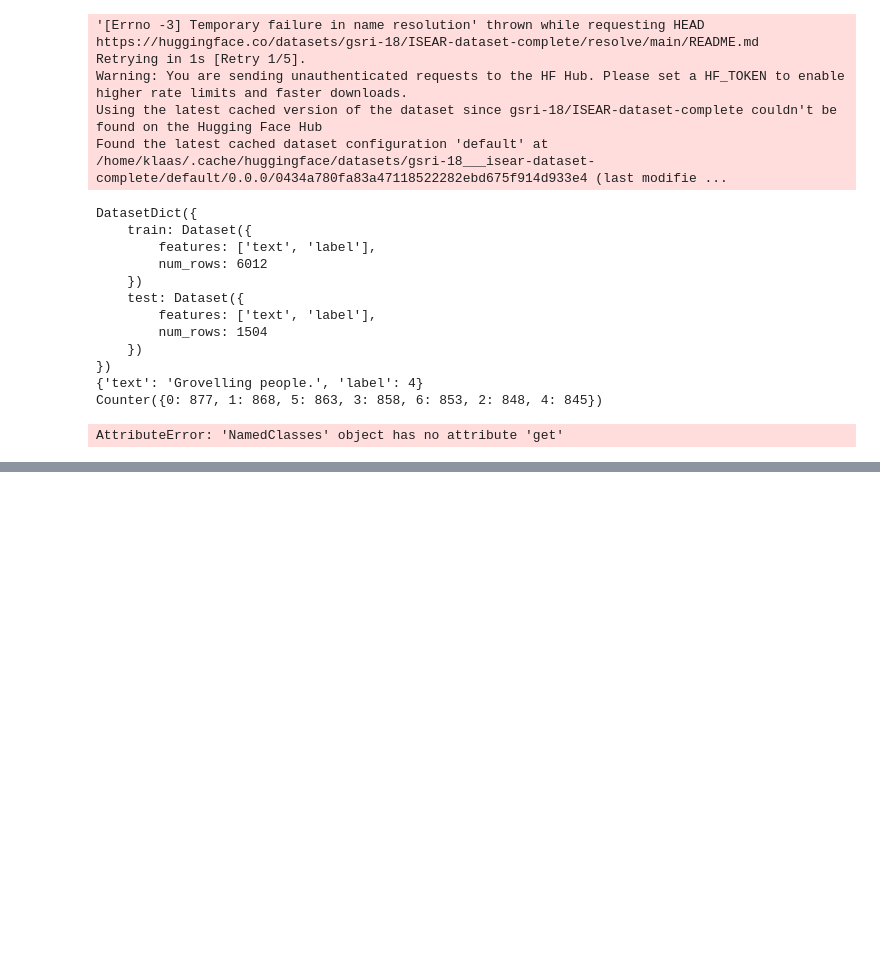
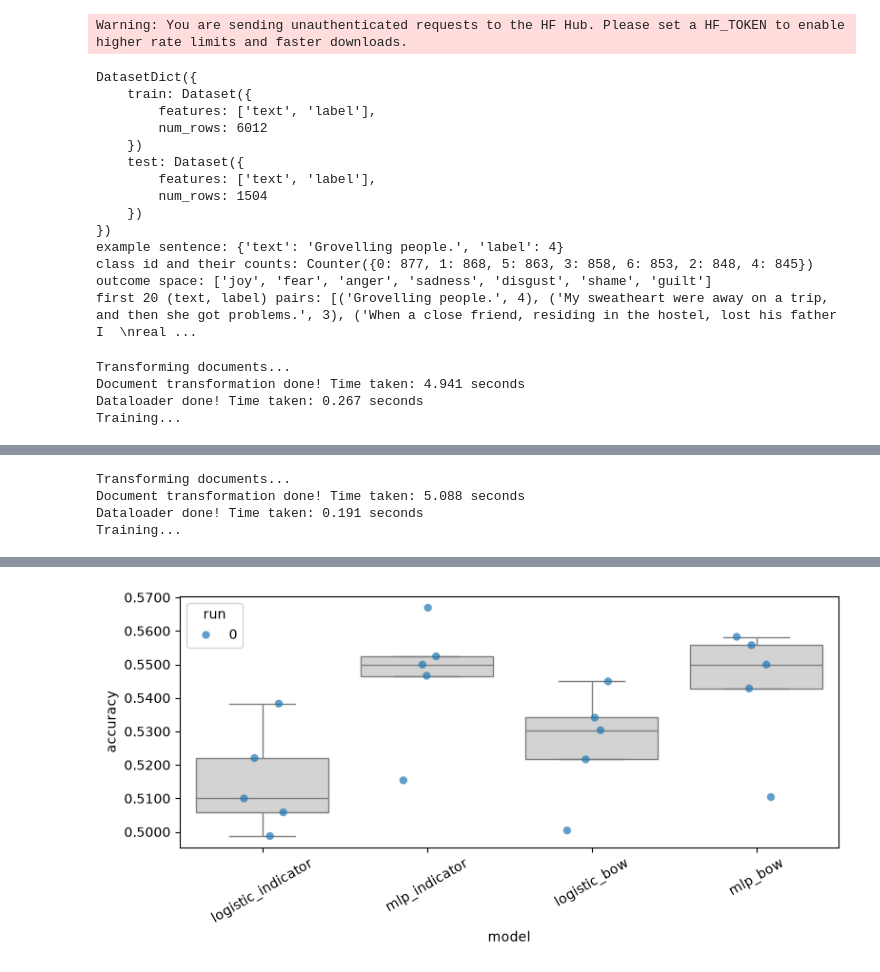
Before and after one commit to PepBaggen/nlp1-project, a Jupyter notebook: notebooks/project1.ipynb, the cells around one changed output, grey strips where cells are left out. Cells and saved outputs as stored; diff of their text form; code cells hidden in the pictures; blank space fills up the shorter version.

```diff
--- a/notebooks/project1.ipynb
+++ b/notebooks/project1.ipynb
@@ -7,20 +10,19 @@ from collections import Counter
 # %%
+# loading data and print data info
+
 dataset, outcome_space = load_data(test_size=0.2, seed=0)
 
-texts  = dataset["train"]["text"]
-labels = dataset["train"]["label"]
-pairs  = list(zip(texts, labels))
+train_texts  = dataset["train"]["text"]
+train_labels = dataset["train"]["label"]
+pairs  = list(zip(train_texts, train_labels))
 
 print(dataset)
-print(dataset["train"][0])
-print(Counter(dataset["train"]["label"]))
-print([outcome_space.get(i) for i in range(len(EMOTIONS))])
+print("example sentence:" , dataset["train"][0])
+print("class id and their counts:", Counter(dataset["train"]["label"]))
+print("outcome space:", [outcome_space.name(i) for i in range(len(EMOTIONS))])
+print("first 20 (text, label) pairs:", pairs[0:20])
 # %% [output]
-'[Errno -3] Temporary failure in name resolution' thrown while requesting HEAD https://huggingface.co/datasets/gsri-18/ISEAR-dataset-complete/resolve/main/README.md
-Retrying in 1s [Retry 1/5].
 Warning: You are sending unauthenticated requests to the HF Hub. Please set a HF_TOKEN to enable higher rate limits and faster downloads.
-Using the latest cached version of the dataset since gsri-18/ISEAR-dataset-complete couldn't be found on the Hugging Face Hub
-Found the latest cached dataset configuration 'default' at /home/klaas/.cache/huggingface/datasets/gsri-18___isear-dataset-complete/default/0.0.0/0434a780fa83a47118522282ebd675f914d933e4 (last modifie ...
 DatasetDict({
     train: Dataset({
         features: ['text', 'label'],
@@ -31,6 +33,38 @@ DatasetDict({
         num_rows: 1504
     })
 })
-{'text': 'Grovelling people.', 'label': 4}
-Counter({0: 877, 1: 868, 5: 863, 3: 858, 6: 853, 2: 848, 4: 845})
+example sentence: {'text': 'Grovelling people.', 'label': 4}
+class id and their counts: Counter({0: 877, 1: 868, 5: 863, 3: 858, 6: 853, 2: 848, 4: 845})
+outcome space: ['joy', 'fear', 'anger', 'sadness', 'disgust', 'shame', 'guilt']
+first 20 (text, label) pairs: [('Grovelling people.', 4), ('My sweatheart were away on a trip, and then she got problems.', 3), ('When a close friend, residing in the hostel, lost his father I  \nreal ...
-AttributeError: 'NamedClasses' object has no attribute 'get'
+# %%
+# implement tokenizer and encoders
+tokenizer = part1.experiment.train_tokenizer(
+  train_texts,
+  vocab_size=3000,
+  min_frequency=2
+)
+# %%
+# encoder representations
+representations = {
+  "indicator": encoders.TokenIndicator(tokenizer),
+  "bow": encoders.BagOfWords(tokenizer)
+  # need a third
+}
+
+# classification architectures
+architectures = {
+    "logistic": dict(model_option="logistic", loglin_args={"max_iter": 200}),
+    "mlp":      dict(model_option="mlp", smlp_args={"hidden_dim": 128, "num_epochs": 20})
+    # need a third
+}
+# %%
+# run experiments on all combinations of representations and architectures
+
+## MLP currently overfitting -> need some regularization
+my_classifiers = experiments.run_experiments(representations, architectures, pairs, outcome_space)
+# %% [output]
+Transforming documents...
+Document transformation done! Time taken: 4.941 seconds
+Dataloader done! Time taken: 0.267 seconds
+Training...
@@ -36,0 +156,4 @@ AttributeError: 'NamedClasses' object has no attribute 'get'
+Transforming documents...
+Document transformation done! Time taken: 5.088 seconds
+Dataloader done! Time taken: 0.191 seconds
+Training...
@@ -36,0 +245 @@ AttributeError: 'NamedClasses' object has no attribute 'get'
+[figure, added]
```
Also changed, not shown: parts of 4 cells of this notebook, 4 other files.
